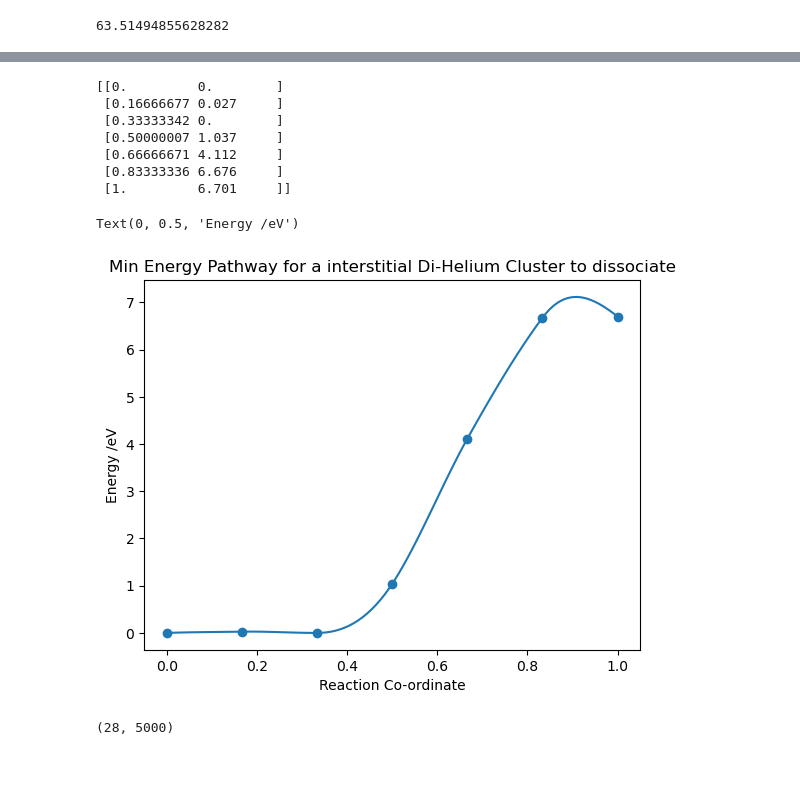
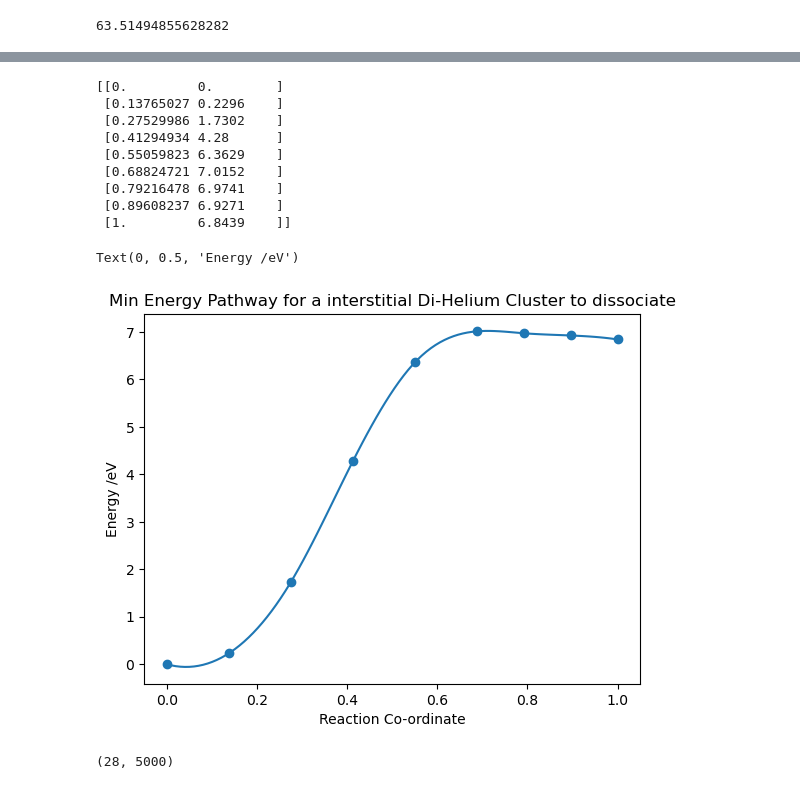
Before and after one commit to Samanyu-T/Lammps_MD, a Jupyter notebook: Jupyter_Notebooks/Workbook.ipynb, the cells around one changed output, grey strips where cells are left out. Drawn from its saved outputs; the diff is of its cells as text; code cells hidden in the pictures.

```diff
--- a/Jupyter_Notebooks/Workbook.ipynb
+++ b/Jupyter_Notebooks/Workbook.ipynb
@@ -952,39 +943,50 @@ print(data)
 # %%
+orient100 = np.array([  [0.         ,0.        ],
+                        [0.13765027 ,0.2296    ],
+                        [0.27529986 ,1.7302    ],
+                        [0.41294934 ,4.28      ],
+                        [0.55059823 ,6.3629    ],
+                        [0.68824721 ,7.0152    ],
+                        [0.79216478 ,6.9741    ],
+                        [0.89608237 ,6.9271    ],
+                        [1.         ,6.8439    ]])
 
 with open('log.lammps', 'r') as file:
     log = file.readlines()
 
 nprocs = int(log[1].split()[2])
 
 data = np.array([float(_str) for _str in log[-1].split()[9:]])
 
 data = data.reshape(len(data)//2, 2)
 
 data[:, 1] -= data[:,1].min()
 
-cs = Akima1DInterpolator(data[:,0], data[:,1])
+cs = CubicSpline(data[:,0], data[:,1])
 
 x = np.linspace(0, 1, 100)
 
 y = cs(x)
 
 plt.plot(x, y)
 plt.scatter(data[:,0], data[:,1])
 print(data)
 
 plt.title('Min Energy Pathway for a interstitial Di-Helium Cluster to dissociate')
 plt.xlabel('Reaction Co-ordinate')
 plt.ylabel('Energy /eV')
 # %% [output]
 [[0.         0.        ]
- [0.16666677 0.027     ]
- [0.33333342 0.        ]
- [0.50000007 1.037     ]
- [0.66666671 4.112     ]
- [0.83333336 6.676     ]
- [1.         6.701     ]]
+ [0.13765027 0.2296    ]
+ [0.27529986 1.7302    ]
+ [0.41294934 4.28      ]
+ [0.55059823 6.3629    ]
+ [0.68824721 7.0152    ]
+ [0.79216478 6.9741    ]
+ [0.89608237 6.9271    ]
+ [1.         6.8439    ]]
 Text(0, 0.5, 'Energy /eV')
-[figure, old version]
+[figure, new version]
 # %%
 import os
 data = []
```
Also changed, not shown: parts of 16 cells of this notebook, 9 other files.
